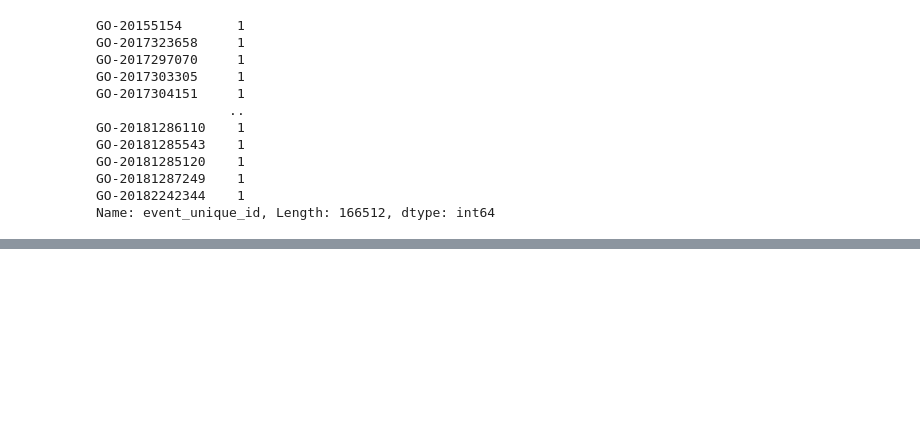
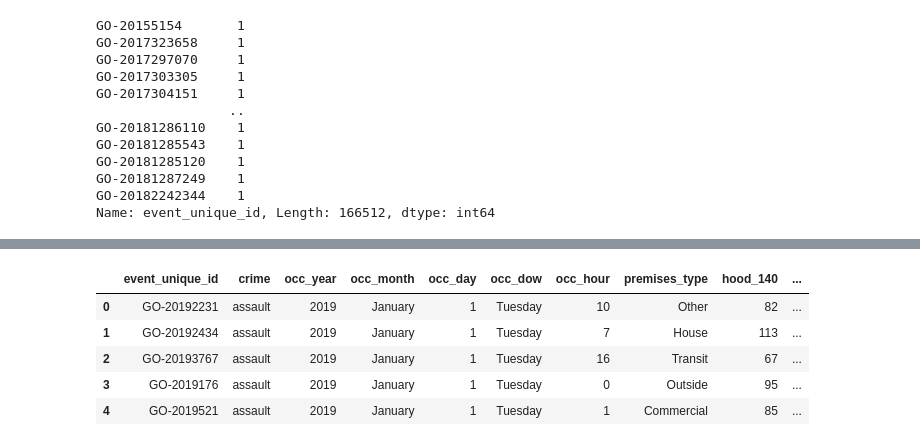
Before and after one commit to MickMarch/Canadian_Homelessness_Analysis, a Jupyter notebook: data_cleaning/crime_data_cleaning.ipynb, the cells around one changed output, grey strips where cells are left out. Drawn from its saved outputs; the diff is of its cells as text; code cells hidden in the pictures; blank space fills up the shorter version.

```diff
--- a/data_cleaning/crime_data_cleaning.ipynb
+++ b/data_cleaning/crime_data_cleaning.ipynb
@@ -93,0 +92,7 @@ Successfully saved all_data_merged_cleaned_2015_2018.csv!
+# %%
+# Repeat the above for just 2019
+# Create TorontoCrimeDataCleaner class object, with the min and max date ranges passed as arguments
+min_year = 2019
+max_year = 2019
+
+toronto_data_cleaner = TorontoCrimeDataCleaner(min_year=min_year, max_year=max_year)
@@ -93,0 +121,12 @@ Successfully saved all_data_merged_cleaned_2015_2018.csv!
+# %%
+# Use the merge function from the TorontoCrimeDataCleaner class object to create one Dataframe
+all_data_cleaned_df = toronto_data_cleaner.merge_all_dataframes()
+# %%
+all_data_cleaned_df.head()
+# %% [output]
+|  | event_unique_id | crime | occ_year | occ_month | occ_day | occ_dow | occ_hour | premises_type | hood_140 | ... |
+| 0 | GO-20192231 | assault | 2019 | January | 1 | Tuesday | 10 | Other | 82 | ... |
+| 1 | GO-20192434 | assault | 2019 | January | 1 | Tuesday | 7 | House | 113 | ... |
+| 2 | GO-20193767 | assault | 2019 | January | 1 | Tuesday | 16 | Transit | 67 | ... |
+| 3 | GO-2019176 | assault | 2019 | January | 1 | Tuesday | 0 | Outside | 95 | ... |
+| 4 | GO-2019521 | assault | 2019 | January | 1 | Tuesday | 1 | Commercial | 85 | ... |
```
Also changed, not shown: parts of 8 cells of this notebook, 21 other files.
